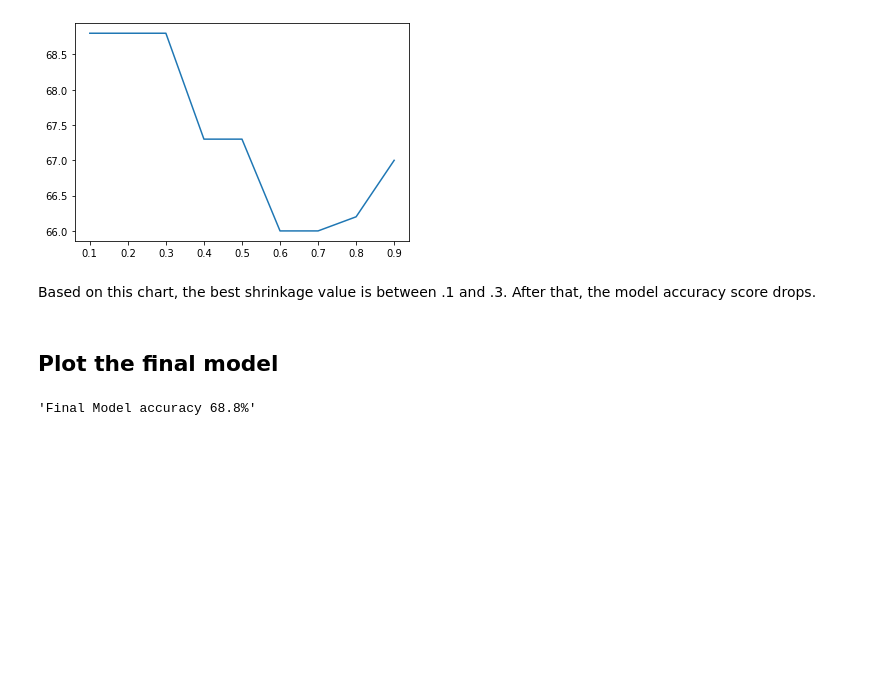
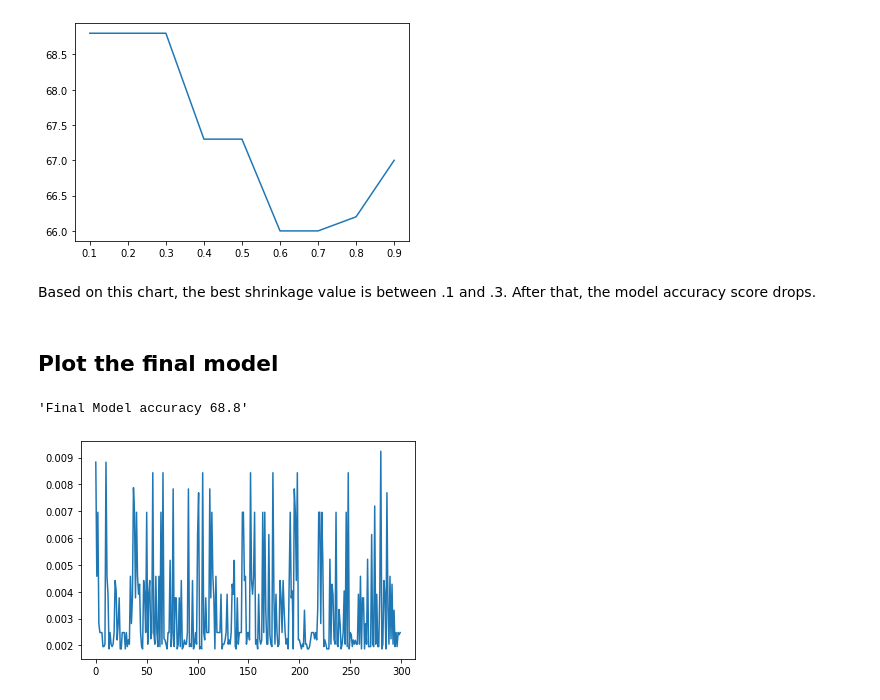
Before and after one commit to edgar971/cs598-stats, a Jupyter notebook: week-13/HW7_edgarsp2.ipynb, the cells around one changed output. Saved outputs shown, nothing was run; the diff lists cells and outputs as text; code cells hidden in the pictures; blank space fills up the shorter version.

```diff
--- a/week-13/HW7_edgarsp2.ipynb
+++ b/week-13/HW7_edgarsp2.ipynb
@@ -57,7 +57,7 @@ def exponentialLoss(y, ypred):
 # %%
 class Stump():
     def __init__(self):
-        self.polarity = 1
+        self.label = 1
         self.threshold = None
         self.loss = None
         self.alpha = None
@@ -92,14 +92,14 @@ class MyAdaboost():
                     p = -1
 
                 if error < min_error:
-                    classifier.polarity = p
+                    classifier.label = p
                     classifier.threshold = threshold
                     min_error = error
                     classifier.loss = exponentialLoss(y, prediction)
 
             classifier.alpha = self.shrinkage * np.log((1.0 - min_error) / (min_error + 1e-10))
             predictions = np.ones(np.shape(y))
-            negative_idx = (classifier.polarity * x < classifier.polarity * classifier.threshold)
+            negative_idx = (classifier.label * x < classifier.label * classifier.threshold)
             predictions[negative_idx] = -1
             weights *= np.exp(-classifier.alpha * y * predictions)
             weights /= np.sum(weights)
@@ -114,7 +114,7 @@ class MyAdaboost():
 
         for classifier in self.classifiers:
             predictions = np.ones(np.shape(y_pred))
-            negative_idx = (classifier.polarity * x < classifier.polarity * classifier.threshold)
+            negative_idx = (classifier.label * x < classifier.label * classifier.threshold)
             predictions[negative_idx] = -1
 
             y_pred += classifier.alpha * predictions
@@ -175,6 +175,11 @@ final_model.fit(x, y)
 # %%
 y_pred = final_model.predict(x_test)
 # %%
-f"Final Model accuracy {accuracy_score(y_test, y_pred) * 100}%"
+f"Final Model accuracy {accuracy_score(y_test, y_pred) * 100}"
 # %% [output]
-'Final Model accuracy 68.8%'
+'Final Model accuracy 68.8'
+# %%
+plt.plot(final_model.weights)
+plt.show()
+# %% [output]
+[figure, added]
```
Also changed, not shown: parts of 3 cells of this notebook, 2 other files.
